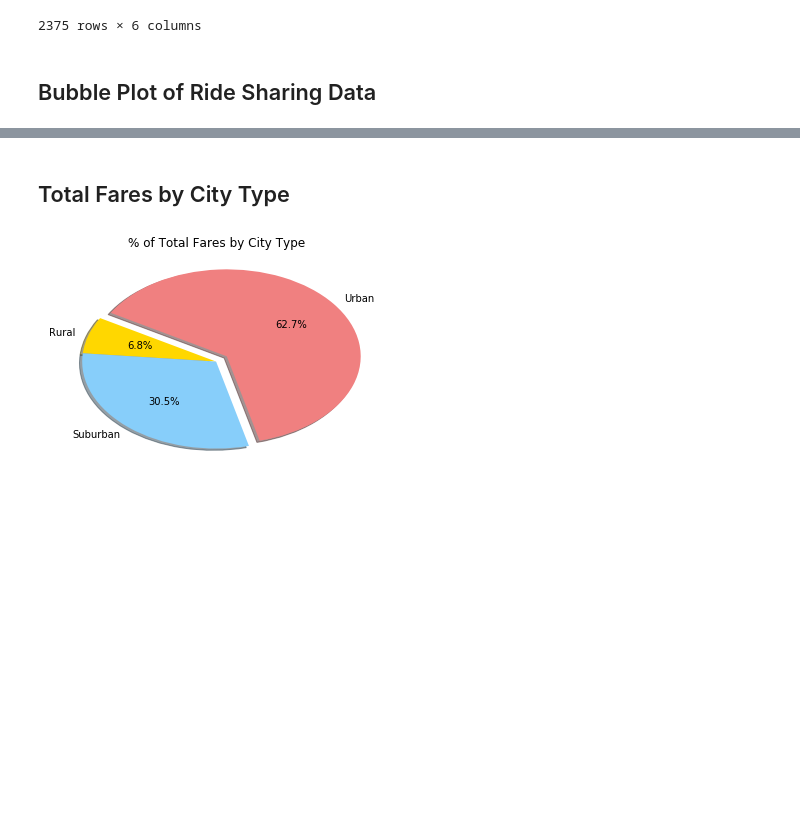
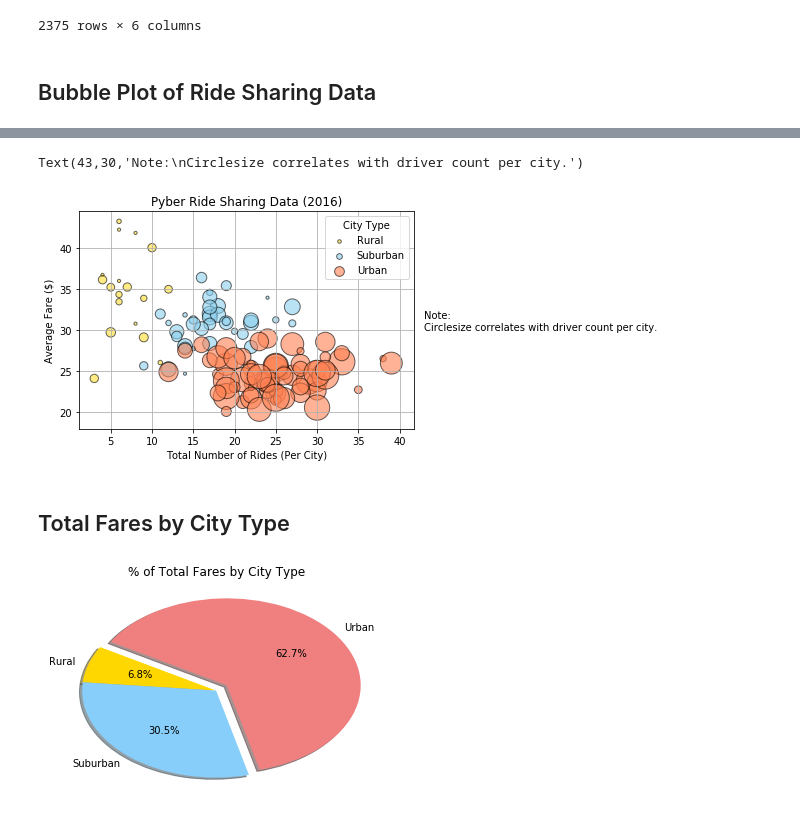
Before and after one commit to johngiglio/Ride-Share-Analysis, a Jupyter notebook: pyber_analysis_JRG.ipynb, the cells around one changed output, grey strips where cells are left out. Drawn from its saved outputs; the diff is of its cells as text; code cells hidden in the pictures; blank space fills up the shorter version.

```diff
--- a/pyber_analysis_JRG.ipynb
+++ b/pyber_analysis_JRG.ipynb
@@ -156,3 +160,47 @@ ax.legend(loc = 0, markerscale = .5, title = 'City Type')
+# %%
+# Obtain the x and y coordinates for each of the three city types
+
+# x-axis:Total Rides per city
+# y-axis:Avg Fare per city
+# legend:city type
+# marker size: driver count per city
+tot_rides = pd.DataFrame(ride_share.groupby(by = 'city')['ride_id'].count()).sort_index()
+
+avg_fare = pd.DataFrame(ride_share.groupby(by = 'city')['fare'].mean()).sort_index()
+
+city_types = pd.DataFrame(city_data.set_index('city')['type']).sort_index()
+
+driver_count = pd.DataFrame(city_data.set_index('city')['driver_count']).sort_index()
+
+# urban_rides = tot_rides[city_types['type'] == 'Urban']
+# rural_rides = tot_rides[city_types['type'] == 'Rural']
+# urban_fare = avg_fare[city_types['type'] == 'Urban']
+# rural_fare = avg_fare[city_types['type'] == 'Rural']
+# # Build the scatter plots for each city types
+# plt.scatter([urban_rides,rural_rides], [urban_fare,rural_fare],s = driver_count*2, alpha = 0.5)
+fig, ax = plt.subplots()
+
+colors = ['#ffdf33','#8bcfed','#ff8051']
+for i, type in enumerate(list(set(city_data['type']))):
+    x, y = tot_rides[city_types['type'] == type],avg_fare[city_types['type'] == type]
+    scale = driver_count[city_types['type'] == type]
+    ax.scatter(x, y, s = scale*10, label = type, alpha = 0.6, c = colors[i], edgecolors = 'black')
+
+# plt.legend(list(set(city_types['type'], )))
+# Incorporate the other graph properties
+
+# Create a legend
+ax.legend(loc = 0, markerscale = .5, title = 'City Type')
+# Incorporate a text label regarding circle size
+plt.title('Pyber Ride Sharing Data (2016)')
+plt.xlabel('Total Number of Rides (Per City)')
+plt.ylabel('Average Fare ($)')
+plt.grid()
+plt.text(43,30,'Note:\nCirclesize correlates with driver count per city.')
+# Save Figure
+# %% [output]
+Text(43,30,'Note:\nCirclesize correlates with driver count per city.')
+[figure, added]
 # %%
 # Show plot
 plt.show()
```
Also changed, not shown: parts of 1 cell of this notebook.
